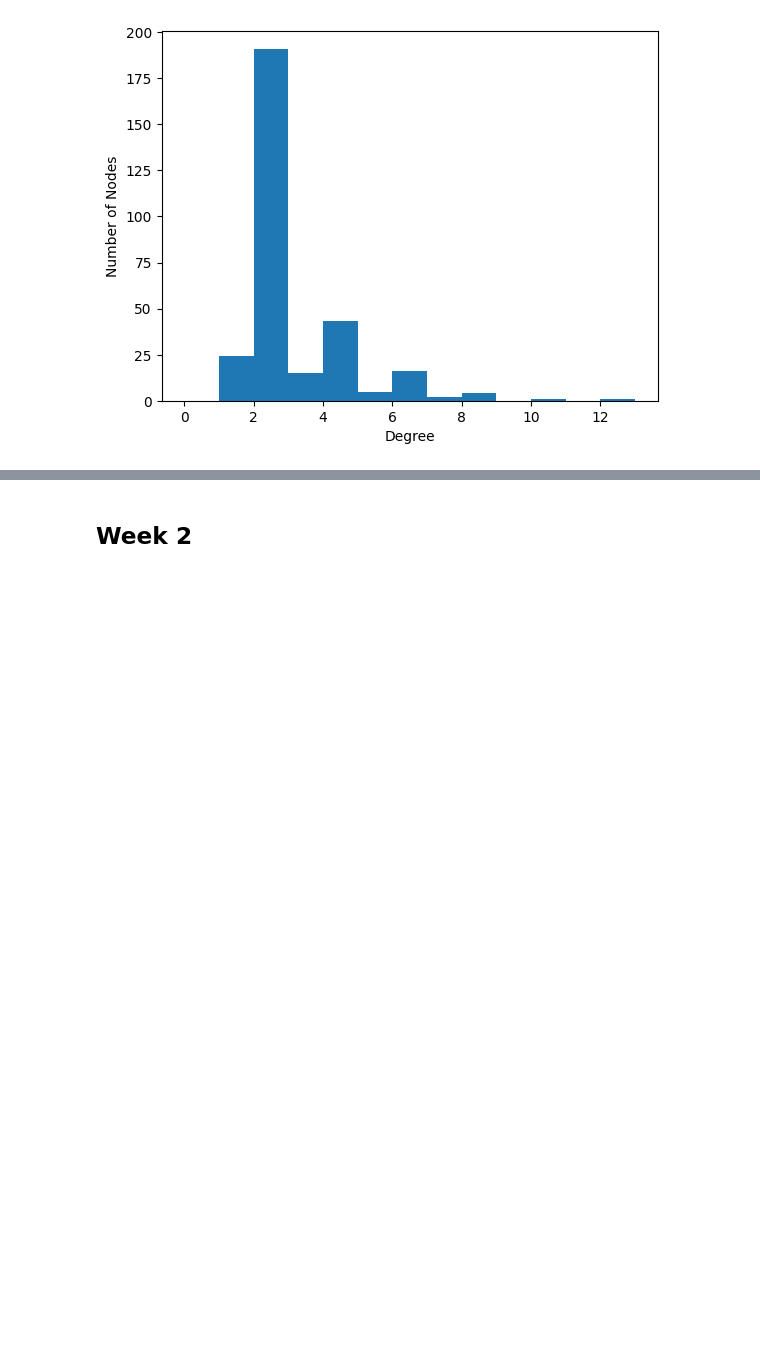
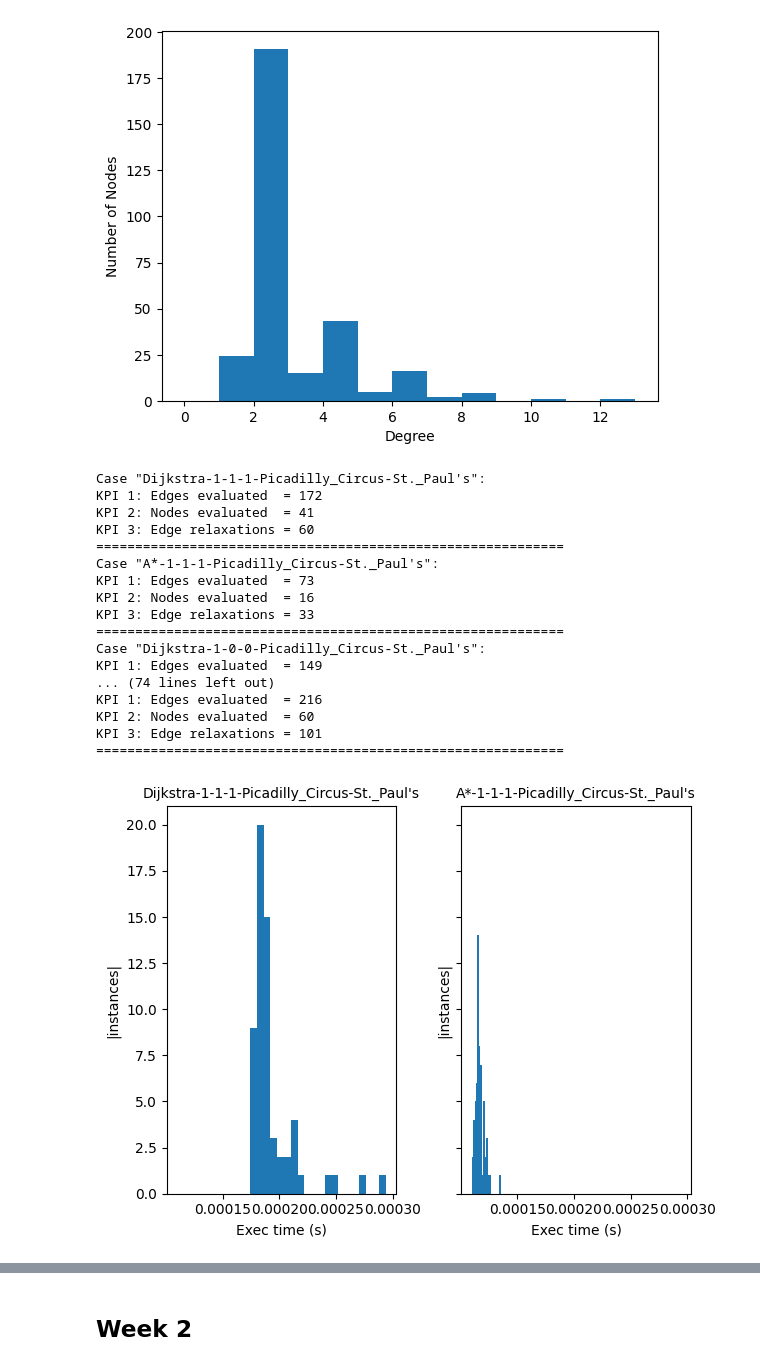
Before and after one commit to lilweege/3XB3-L1, a Jupyter notebook: graph_lab.ipynb, the cells around one changed output, grey strips where cells are left out. Saved outputs shown, nothing was run; the diff lists cells and outputs as text; code cells hidden in the pictures; blank space fills up the shorter version.

Commit message:
Week 1 benchmark

```diff
--- a/graph_lab.ipynb
+++ b/graph_lab.ipynb
@@ -43,27 +43,54 @@ _ = plt.ylabel("Number of Nodes")
 # %% [output]
 [figure]
 # %%
-# Benchmark
-from graphlib.metrics import TubemapItinerary
-from graphlib.metrics.paths import EuclidianDistanceShortestPathMetric, DijkstraShortestPathMetric
+# Run and visualize benchmark
+BENCHMARK_FILENAME = "outputs/pyperf_measurements.json"
 
-start_name, end_name = "Hammersmith", "Stratford"
-u = tubemap_builder.name_to_id[start_name]
-v = tubemap_builder.name_to_id[end_name]
+# Run the benchmark only if a bencmkark results file outputted by pyperf does not exist
+import os
+if not os.path.exists(BENCHMARK_FILENAME):
+    print("Running benchmark. This may take some time, go get a coffee or something...")
+    !pipenv run python benchmark.py -o $BENCHMARK_FILENAME
 
-dijkstra = DijkstraShortestPathMetric(tubemap_graph)
-astar = EuclidianDistanceShortestPathMetric(tubemap_graph)
+# Print KPIs
+from benchmark import london_tubemap_cases
+for case in london_tubemap_cases():
+    _p = case.func(*case.args)
+    print(f'Case "{case.name}":')
+    print(f"KPI 1: Edges evaluated  = {case.metric._edges_counter}")
+    print(f"KPI 2: Nodes evaluated  = {case.metric._nodes_counter}")
+    print(f"KPI 3: Edge relaxations = {case.metric._relaxation_counter}")
+    print("=" * 60)
 
-itinerary = TubemapItinerary(u, v)
-
-itinerary.set_search_strategy(dijkstra)
-p1 = itinerary.shortest_path()
-
-itinerary.set_search_strategy(astar)
-p2 = itinerary.shortest_path()
-
-# TODO: Benchmark
-assert p1 == p2
-
-# print(dijk._edges_counter, dijk._nodes_counter, dijk._relaxation_counter)
-# print(eucl._edges_counter, eucl._nodes_counter, eucl._relaxation_counter)
+# Draw the results
+from pyperf import BenchmarkSuite
+benchmarks = BenchmarkSuite.load(BENCHMARK_FILENAME).get_benchmarks()
+N = len(benchmarks)
+for i in range(N//2):
+    fig, axs = plt.subplots(1, 2, sharex=True, sharey=True)
+    for j in range(2):
+        bench = benchmarks[i*2 + j]
+        ax = axs[j]
+        ax.set_title(bench.get_name(), fontsize=10)
+        ax.set(xlabel="Exec time (s)", ylabel="|instances|")
+        ax.hist(bench.get_values(), 20)
+    fig.tight_layout()
+# %% [output]
+Case "Dijkstra-1-1-1-Picadilly_Circus-St._Paul's":
+KPI 1: Edges evaluated  = 172
+KPI 2: Nodes evaluated  = 41
+KPI 3: Edge relaxations = 60
+============================================================
+Case "A*-1-1-1-Picadilly_Circus-St._Paul's":
+KPI 1: Edges evaluated  = 73
+KPI 2: Nodes evaluated  = 16
+KPI 3: Edge relaxations = 33
+============================================================
+Case "Dijkstra-1-0-0-Picadilly_Circus-St._Paul's":
+KPI 1: Edges evaluated  = 149
+... (74 lines left out)
+KPI 1: Edges evaluated  = 216
+KPI 2: Nodes evaluated  = 60
+KPI 3: Edge relaxations = 101
+============================================================
+[figure, added]
```
Also changed, not shown: parts of 2 cells of this notebook, 9 other files.
